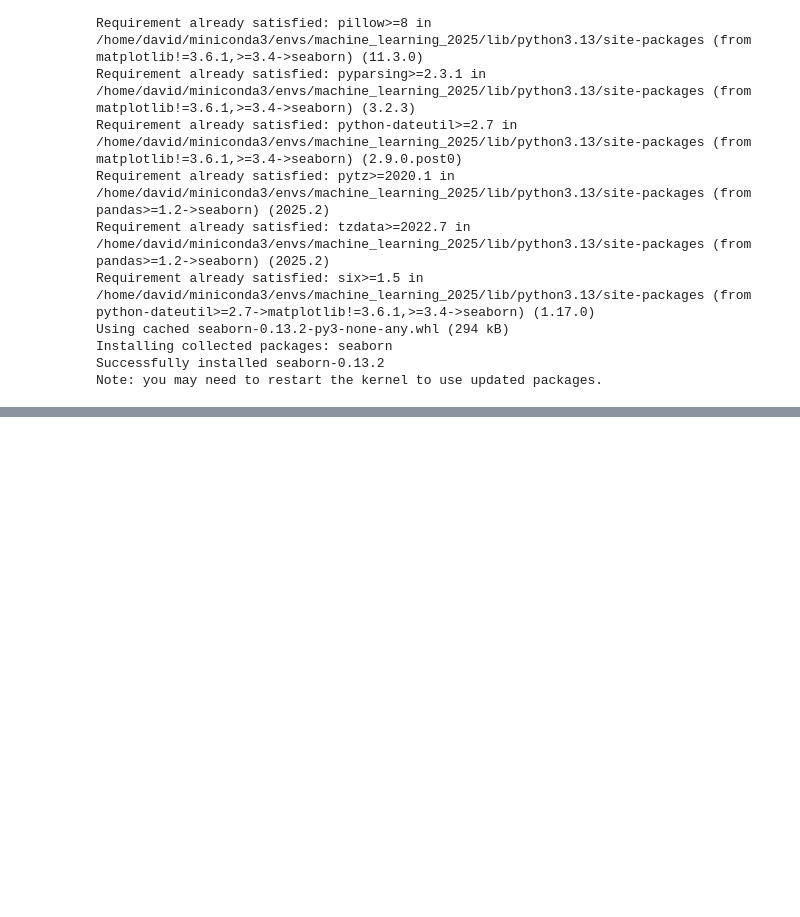
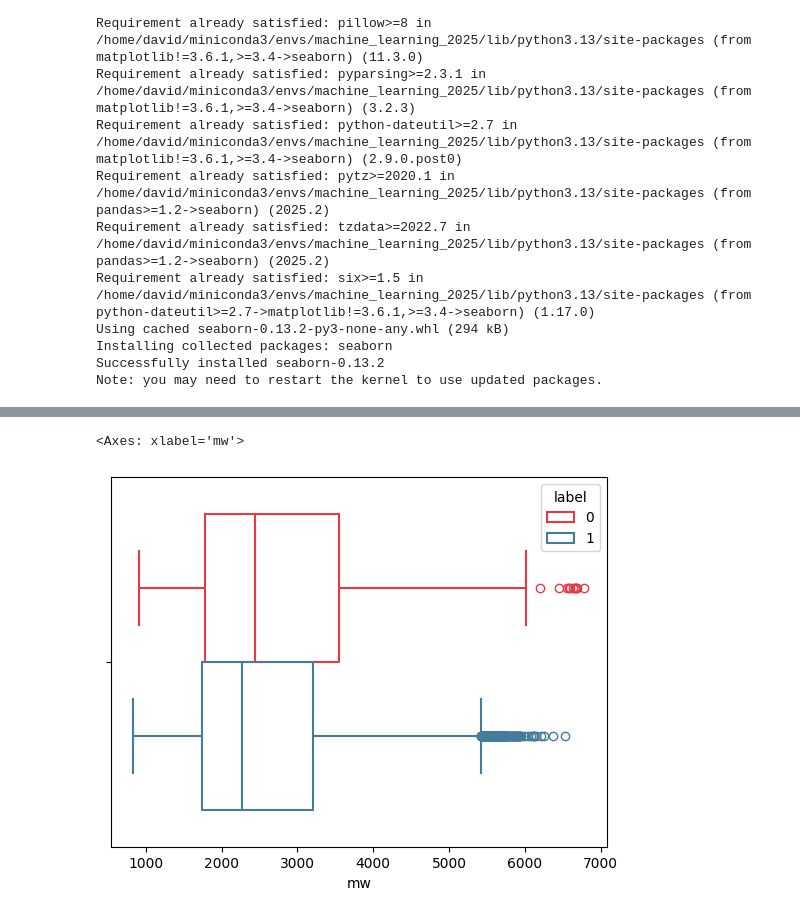
Before and after one commit to dMedinaO/machine_learning_master_bioinformatica_2025, a Jupyter notebook: examples_2608/2_analyze_dataset.ipynb, the cells around one changed output, grey strips where cells are left out. Drawn from its saved outputs; the diff is of its cells as text; code cells hidden in the pictures; blank space fills up the shorter version.

```diff
--- a/examples_2608/2_analyze_dataset.ipynb
+++ b/examples_2608/2_analyze_dataset.ipynb
@@ -28,0 +37,7 @@ ModuleNotFoundError: No module named 'seaborn'
+# %%
+df["length"] = df["sequence"].str.len()
+# %%
+if "sequence" in df.columns:
+    df = df.drop(columns=["sequence"])
+else:
+    print("La columna ya no existe")
@@ -28,0 +72,2 @@ ModuleNotFoundError: No module named 'seaborn'
+# %%
+df = df[df["length"]<=50]
@@ -28,0 +105,16 @@ ModuleNotFoundError: No module named 'seaborn'
+# %%
+colors = {0:"#e63946",
+          2: "#a8dadc",
+          1: "#457b9d"
+          }
+# %%
+sns.boxplot(
+    data=df,
+    x="mw",
+    hue="label",
+    fill=False,
+    palette=colors
+)
+# %% [output]
+<Axes: xlabel='mw'>
+[figure, added]
```
Also changed, not shown: parts of 16 cells of this notebook.
